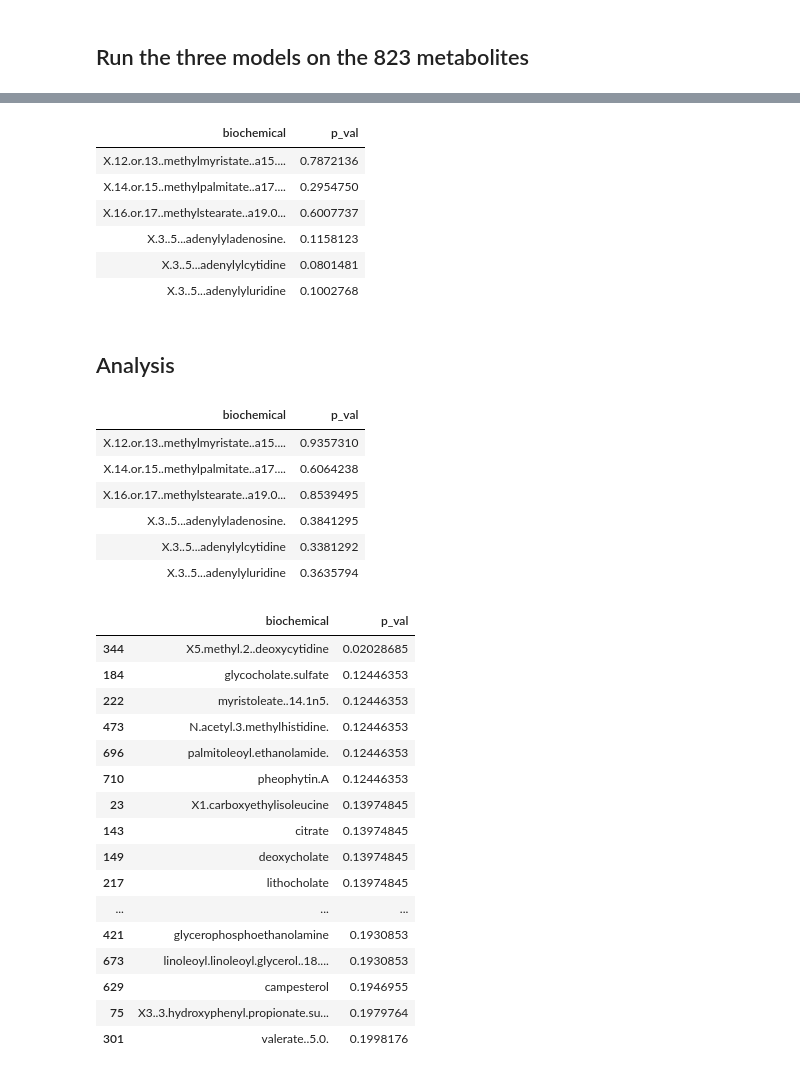
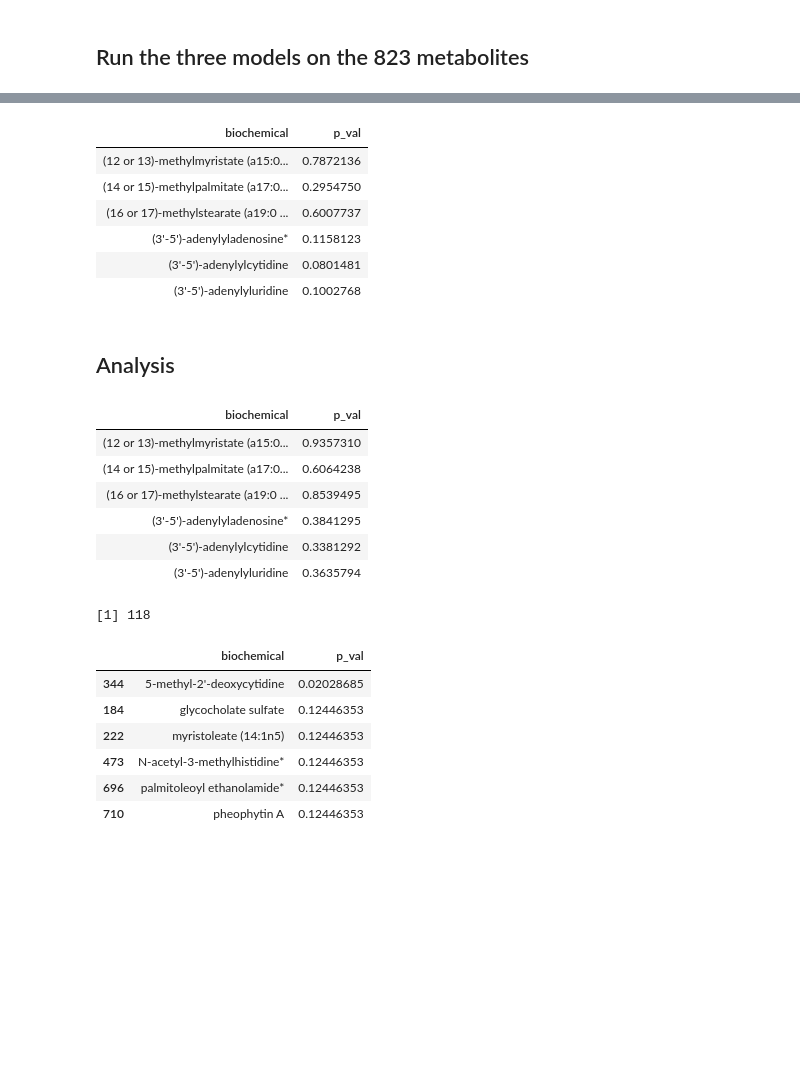
Before and after one commit to danielchang2002/FecalMetabolomics, a Jupyter notebook: notebooks/LM.ipynb, the cells around one changed output, grey strips where cells are left out. Drawn from its saved outputs; the diff is of its cells as text; code cells hidden in the pictures; blank space fills up the shorter version.

```diff
--- a/notebooks/LM.ipynb
+++ b/notebooks/LM.ipynb
@@ -1,6 +1,6 @@
 # %% [markdown]
 ## Setup
 # %%
-df = read.csv('../data/cleaned.csv')
+df = read.csv('../data/cleaned.csv', check.names=FALSE)
 df
 # %% [output]
@@ -120,12 +197,12 @@ p_vals_m3 = get_p_vals(df, get_p_val_m3)
 head(p_vals_m3)
 # %% [output]
 | biochemical | p_val |
-| X.12.or.13..methylmyristate..a15.... | 0.7872136 |
-| X.14.or.15..methylpalmitate..a17.... | 0.2954750 |
-| X.16.or.17..methylstearate..a19.0... | 0.6007737 |
-| X.3..5...adenylyladenosine. | 0.1158123 |
-| X.3..5...adenylylcytidine | 0.0801481 |
-| X.3..5...adenylyluridine | 0.1002768 |
+| (12 or 13)-methylmyristate (a15:0... | 0.7872136 |
+| (14 or 15)-methylpalmitate (a17:0... | 0.2954750 |
+| (16 or 17)-methylstearate (a19:0 ... | 0.6007737 |
+| (3'-5')-adenylyladenosine* | 0.1158123 |
+| (3'-5')-adenylylcytidine | 0.0801481 |
+| (3'-5')-adenylyluridine | 0.1002768 |
 # %% [markdown]
 ## Analysis
 # %%
@@ -134,30 +211,23 @@ p_vals_m3_adjusted[, 2] = p.adjust(p_vals_m3_adjusted[,2], method='BH')
 head(p_vals_m3_adjusted)
 # %% [output]
 | biochemical | p_val |
-| X.12.or.13..methylmyristate..a15.... | 0.9357310 |
-| X.14.or.15..methylpalmitate..a17.... | 0.6064238 |
-| X.16.or.17..methylstearate..a19.0... | 0.8539495 |
-| X.3..5...adenylyladenosine. | 0.3841295 |
-| X.3..5...adenylylcytidine | 0.3381292 |
-| X.3..5...adenylyluridine | 0.3635794 |
+| (12 or 13)-methylmyristate (a15:0... | 0.9357310 |
+| (14 or 15)-methylpalmitate (a17:0... | 0.6064238 |
+| (16 or 17)-methylstearate (a19:0 ... | 0.8539495 |
+| (3'-5')-adenylyladenosine* | 0.3841295 |
+| (3'-5')-adenylylcytidine | 0.3381292 |
+| (3'-5')-adenylyluridine | 0.3635794 |
 # %%
 p_vals_m3_sig = p_vals_m3_adjusted[p_vals_m3_adjusted[, 'p_val'] <= 0.20,]
-p_vals_m3_sig[order(p_vals_m3_sig$p_val),]
+ordered = p_vals_m3_sig[order(p_vals_m3_sig$p_val),]
+print(nrow(ordered))
+head(ordered)
 # %% [output]
+[1] 118
 |  | biochemical | p_val |
-| 344 | X5.methyl.2..deoxycytidine | 0.02028685 |
-| 184 | glycocholate.sulfate | 0.12446353 |
-| 222 | myristoleate..14.1n5. | 0.12446353 |
-| 473 | N.acetyl.3.methylhistidine. | 0.12446353 |
-| 696 | palmitoleoyl.ethanolamide. | 0.12446353 |
-| 710 | pheophytin.A | 0.12446353 |
-| 23 | X1.carboxyethylisoleucine | 0.13974845 |
-| 143 | citrate | 0.13974845 |
-| 149 | deoxycholate | 0.13974845 |
-| 217 | lithocholate | 0.13974845 |
-| ... | ... | ... |
-| 421 | glycerophosphoethanolamine | 0.1930853 |
-| 673 | linoleoyl.linoleoyl.glycerol..18.... | 0.1930853 |
-| 629 | campesterol | 0.1946955 |
-| 75 | X3..3.hydroxyphenyl.propionate.su... | 0.1979764 |
-| 301 | valerate..5.0. | 0.1998176 |
+| 344 | 5-methyl-2'-deoxycytidine | 0.02028685 |
+| 184 | glycocholate sulfate | 0.12446353 |
+| 222 | myristoleate (14:1n5) | 0.12446353 |
+| 473 | N-acetyl-3-methylhistidine* | 0.12446353 |
+| 696 | palmitoleoyl ethanolamide* | 0.12446353 |
+| 710 | pheophytin A | 0.12446353 |
```
Also changed, not shown: parts of 4 cells of this notebook, 3 other files.
